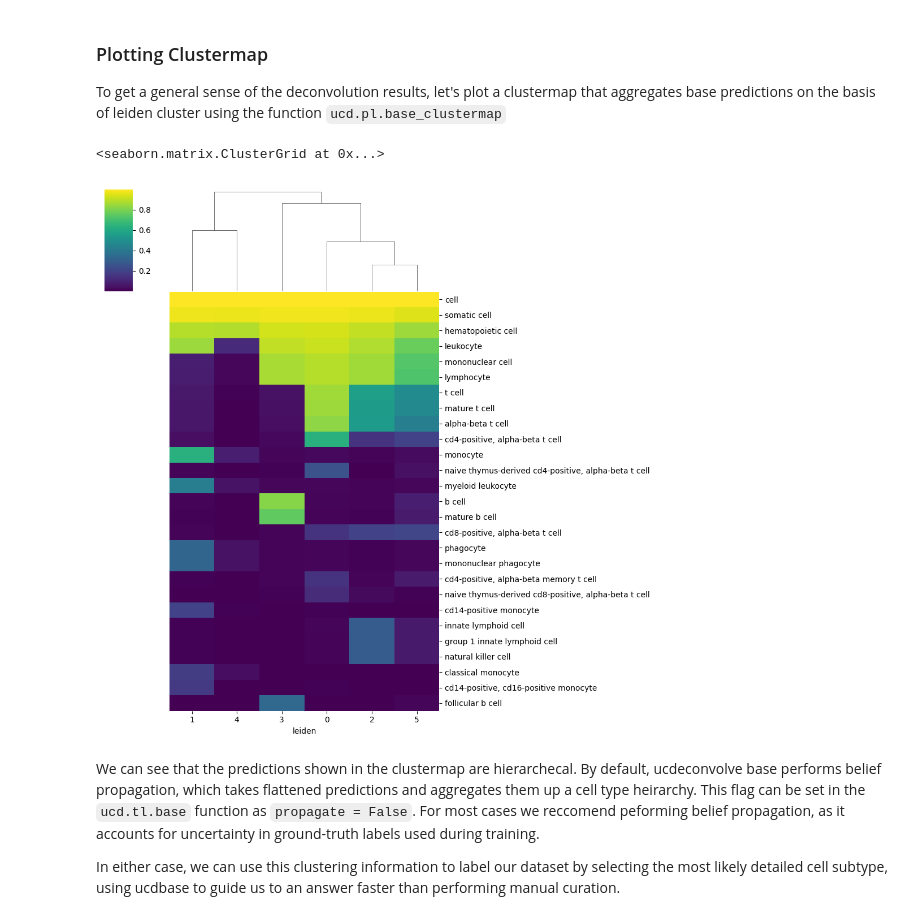
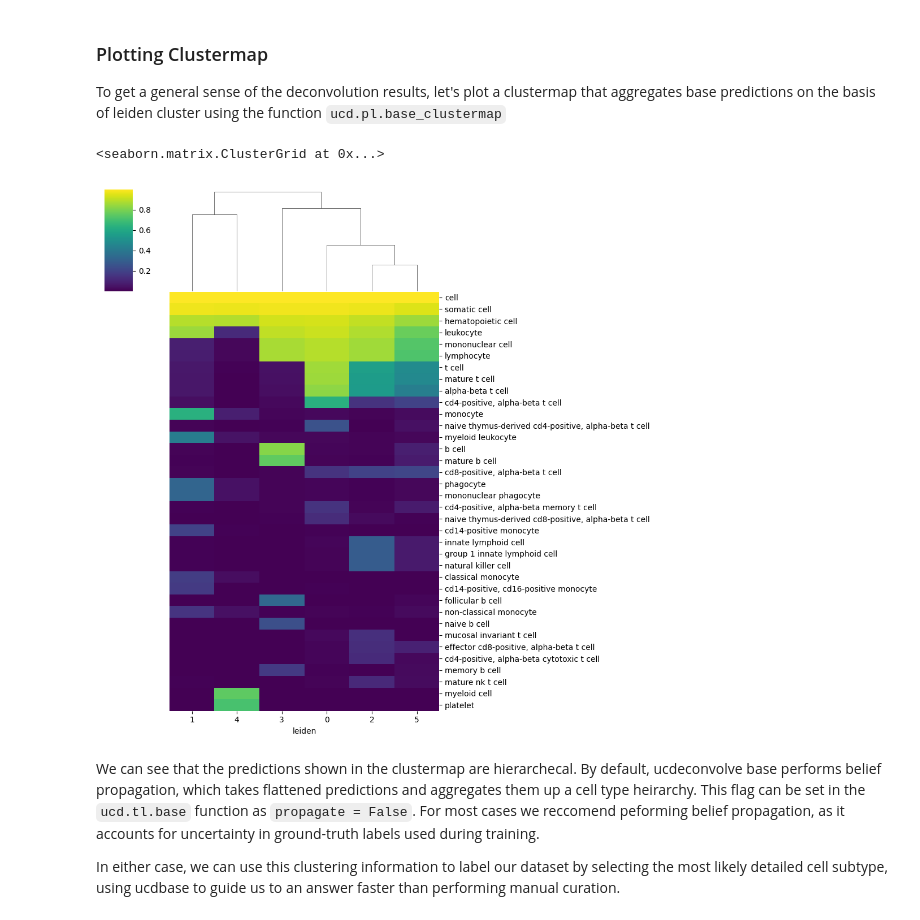
Before and after one commit to dchary/ucdeconvolve, a Jupyter notebook: docs/notebooks/single_cell_example.ipynb, the cells around one changed output. Cells and saved outputs as stored; diff of their text form; code cells hidden in the pictures.

```diff
--- a/docs/notebooks/single_cell_example.ipynb
+++ b/docs/notebooks/single_cell_example.ipynb
@@ -72,10 +69,10 @@ Waiting For Completion | 100% (2700 of 2700) || Elapsed Time: 0:00:28 Time:  0:0
 To get a general sense of the deconvolution results, let's plot a clustermap that aggregates base predictions on the basis
 of leiden cluster using the function ``ucd.pl.base_clustermap``
 # %%
-ucd.pl.base_clustermap(adata, groupby = 'leiden')
+ucd.pl.base_clustermap(adata, groupby = 'leiden', n_top_celltypes=75)
 # %% [output]
 <seaborn.matrix.ClusterGrid at 0x...>
-[figure, old version]
+[figure, new version]
 # %% [markdown]
 We can see that the predictions shown in the clustermap are hierarchecal. By default, ucdeconvolve base performs belief propagation, which takes flattened predictions and aggregates them up a cell type heirarchy. This flag can be set in the ``ucd.tl.base`` function as ``propagate = False``. For most cases we reccomend peforming belief propagation, as it accounts for uncertainty in ground-truth labels used during training.
 
```
Also changed, not shown: parts of 29 cells of this notebook, 14 other files.
